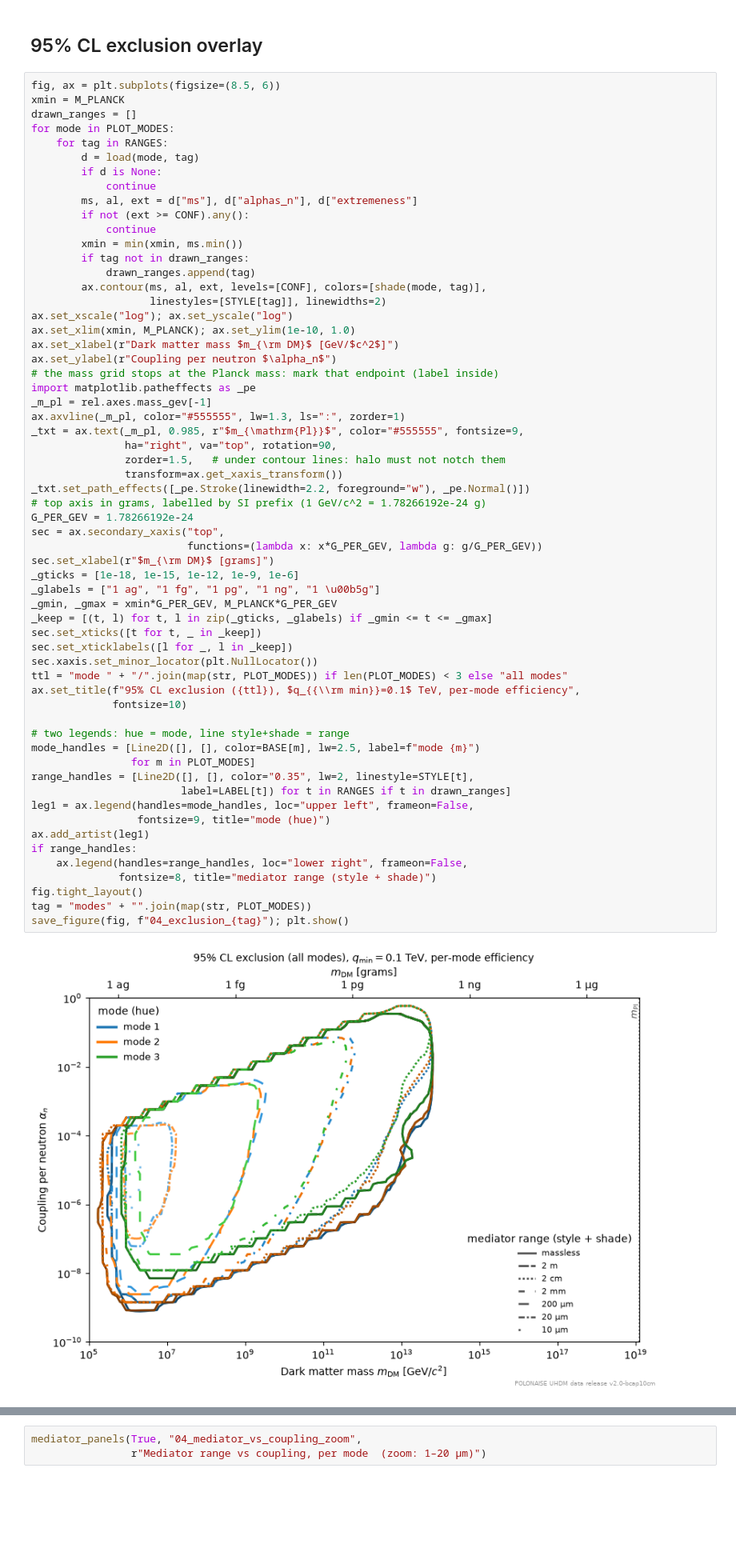
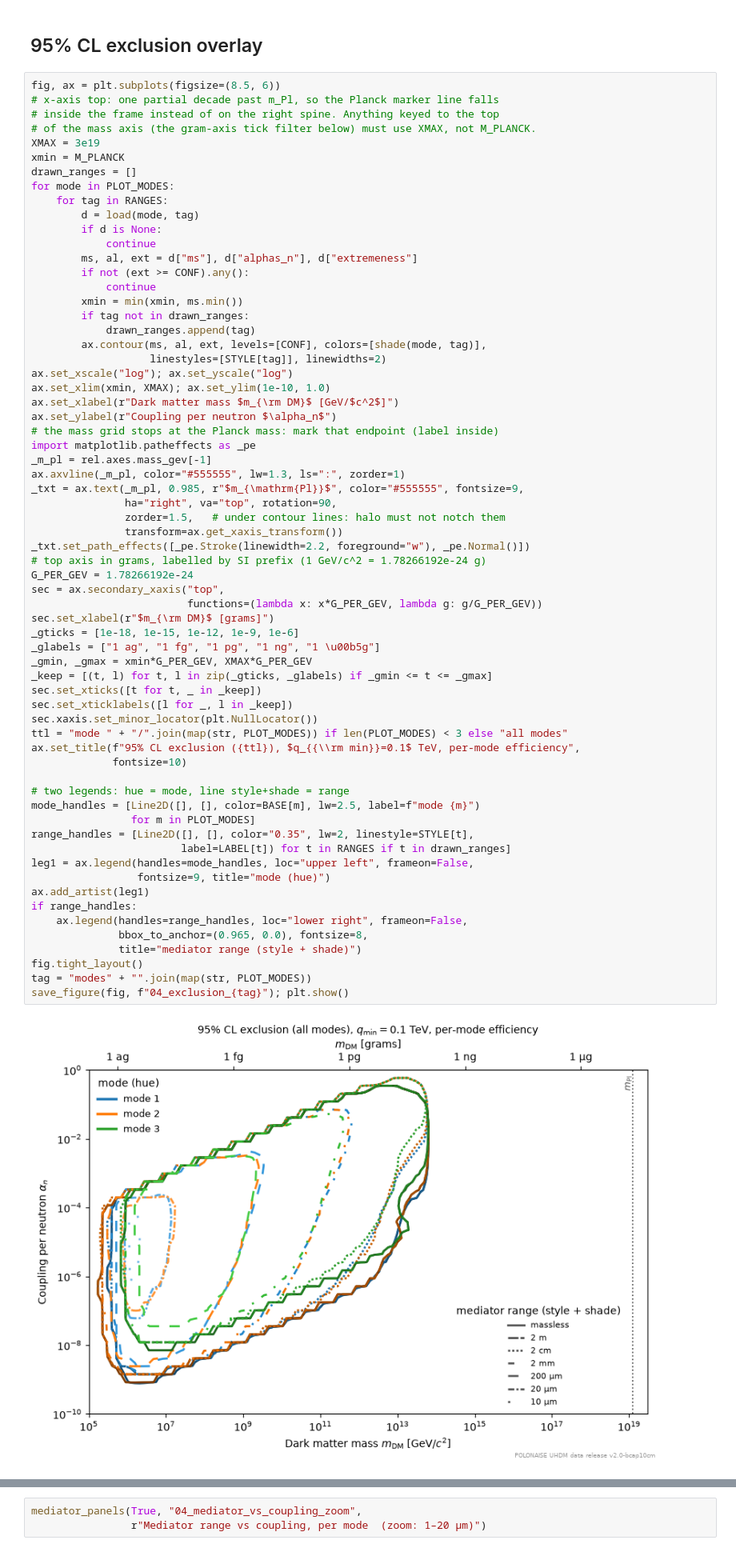
Before and after one commit to PolonaiseExperiment/luhdm, a Jupyter notebook: notebooks/04_mode_comparison.ipynb, the cells around one changed output, grey strips where cells are left out. Shown at 80% size. Cells and saved outputs as stored; diff of their text form; blank space fills up the shorter version.

```diff
--- a/notebooks/04_mode_comparison.ipynb
+++ b/notebooks/04_mode_comparison.ipynb
@@ -103,6 +103,10 @@ for tag in RANGES:
 ## 95% CL exclusion overlay
 # %%
 fig, ax = plt.subplots(figsize=(8.5, 6))
+# x-axis top: one partial decade past m_Pl, so the Planck marker line falls
+# inside the frame instead of on the right spine. Anything keyed to the top
+# of the mass axis (the gram-axis tick filter below) must use XMAX, not M_PLANCK.
+XMAX = 3e19
 xmin = M_PLANCK
 drawn_ranges = []
 for mode in PLOT_MODES:
@@ -119,7 +123,7 @@ for mode in PLOT_MODES:
         ax.contour(ms, al, ext, levels=[CONF], colors=[shade(mode, tag)],
                    linestyles=[STYLE[tag]], linewidths=2)
 ax.set_xscale("log"); ax.set_yscale("log")
-ax.set_xlim(xmin, M_PLANCK); ax.set_ylim(1e-10, 1.0)
+ax.set_xlim(xmin, XMAX); ax.set_ylim(1e-10, 1.0)
 ax.set_xlabel(r"Dark matter mass $m_{\rm DM}$ [GeV/$c^2$]")
 ax.set_ylabel(r"Coupling per neutron $\alpha_n$")
 # the mass grid stops at the Planck mass: mark that endpoint (label inside)
@@ -133,36 +137,37 @@ _txt = ax.text(_m_pl, 0.985, r"$m_{\mathrm{Pl}}$", color="#555555", fontsize=9,
 _txt.set_path_effects([_pe.Stroke(linewidth=2.2, foreground="w"), _pe.Normal()])
 # top axis in grams, labelled by SI prefix (1 GeV/c^2 = 1.78266192e-24 g)
 G_PER_GEV = 1.78266192e-24
 sec = ax.secondary_xaxis("top",
                          functions=(lambda x: x*G_PER_GEV, lambda g: g/G_PER_GEV))
 sec.set_xlabel(r"$m_{\rm DM}$ [grams]")
 _gticks = [1e-18, 1e-15, 1e-12, 1e-9, 1e-6]
 _glabels = ["1 ag", "1 fg", "1 pg", "1 ng", "1 \u00b5g"]
-_gmin, _gmax = xmin*G_PER_GEV, M_PLANCK*G_PER_GEV
+_gmin, _gmax = xmin*G_PER_GEV, XMAX*G_PER_GEV
 _keep = [(t, l) for t, l in zip(_gticks, _glabels) if _gmin <= t <= _gmax]
 sec.set_xticks([t for t, _ in _keep])
 sec.set_xticklabels([l for _, l in _keep])
 sec.xaxis.set_minor_locator(plt.NullLocator())
 ttl = "mode " + "/".join(map(str, PLOT_MODES)) if len(PLOT_MODES) < 3 else "all modes"
 ax.set_title(f"95% CL exclusion ({ttl}), $q_{{\\rm min}}=0.1$ TeV, per-mode efficiency",
              fontsize=10)
 
 # two legends: hue = mode, line style+shade = range
 mode_handles = [Line2D([], [], color=BASE[m], lw=2.5, label=f"mode {m}")
                 for m in PLOT_MODES]
 range_handles = [Line2D([], [], color="0.35", lw=2, linestyle=STYLE[t],
                         label=LABEL[t]) for t in RANGES if t in drawn_ranges]
 leg1 = ax.legend(handles=mode_handles, loc="upper left", frameon=False,
                  fontsize=9, title="mode (hue)")
 ax.add_artist(leg1)
 if range_handles:
     ax.legend(handles=range_handles, loc="lower right", frameon=False,
-              fontsize=8, title="mediator range (style + shade)")
+              bbox_to_anchor=(0.965, 0.0), fontsize=8,
+              title="mediator range (style + shade)")
 fig.tight_layout()
 tag = "modes" + "".join(map(str, PLOT_MODES))
 save_figure(fig, f"04_exclusion_{tag}"); plt.show()
 # %% [output]
-[figure, old version]
+[figure, new version]
 # %% [markdown]
 ## Mediator range vs coupling (per mode, at each mode's best mass)
 
```
Also changed, not shown: 17 other files.
